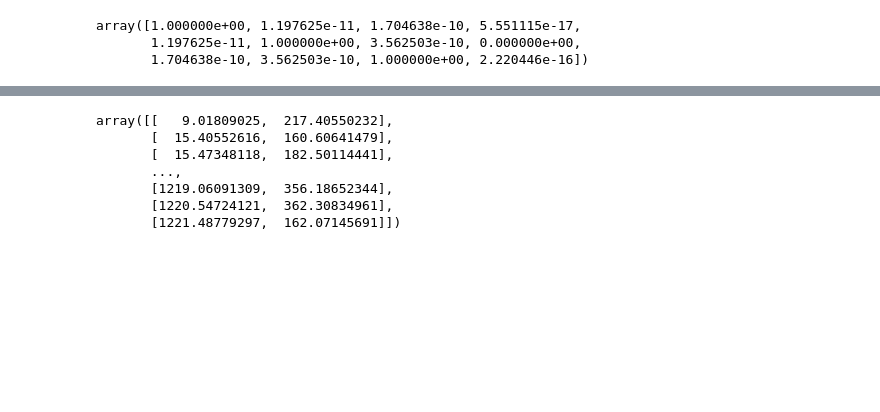
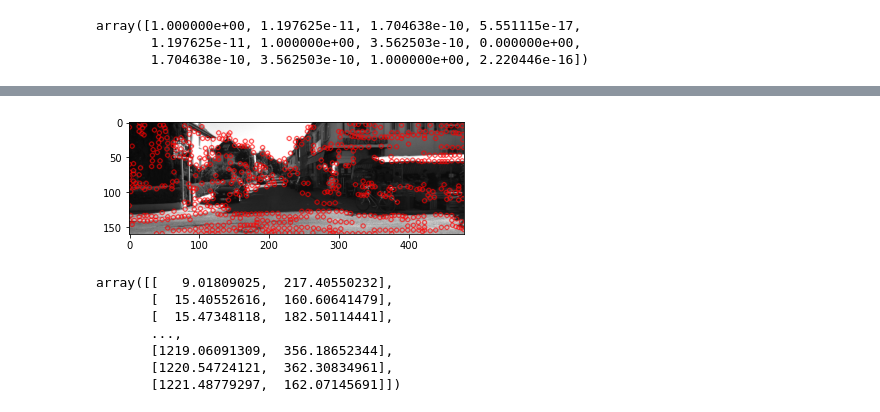
Before and after one commit to amit205/depth-based-warping, a Jupyter notebook: depthbasedwarpadaptation.ipynb, the cells around one changed output, grey strips where cells are left out. Saved outputs shown, nothing was run; the diff lists cells and outputs as text; code cells hidden in the pictures; blank space fills up the shorter version.

```diff
--- a/depthbasedwarpadaptation.ipynb
+++ b/depthbasedwarpadaptation.ipynb
@@ -107,0 +232,4 @@ plt.show()
+# %%
+img = cv2.cvtColor(img0_list[0], cv2.COLOR_RGB2GRAY)
+img = cv2.resize(img, (480,160))
+img = img.reshape(1,img.shape[0], img.shape[1],1)
@@ -108,3 +275,10 @@ plt.show()
+# %%
+kp = keypoints_from_response_map(np.array(prob[0]))
+output_image = cv2.drawKeypoints(img[0], kp, 0, (255, 0, 0))
+plt.imshow(output_image)
+plt.show()
+# %% [output]
+[figure, added]
 # %%
 kp1 = []
 for point in keypoints1:
```
Also changed, not shown: parts of 48 cells of this notebook.
